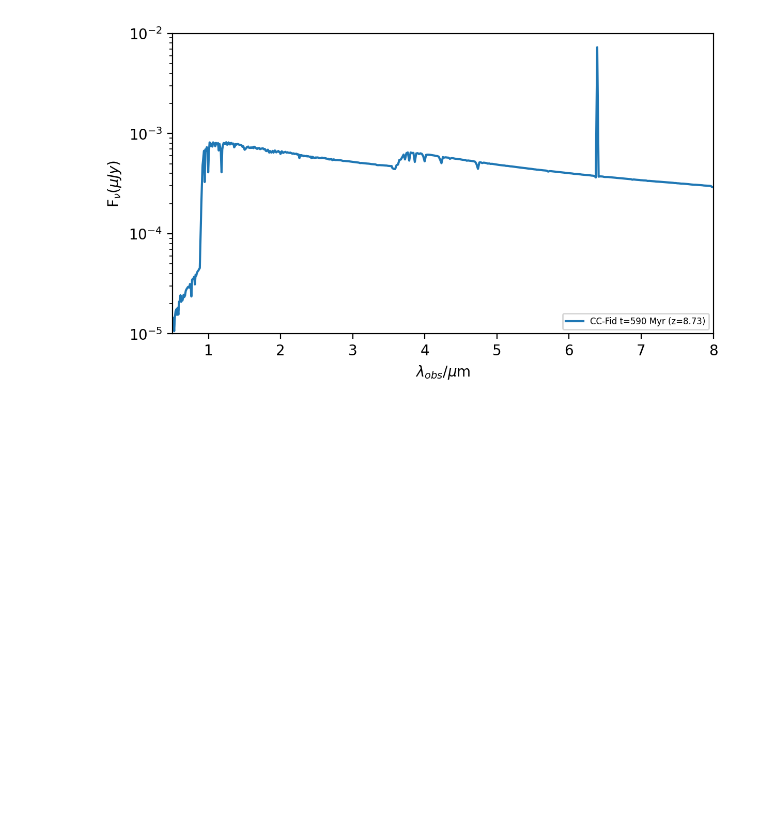
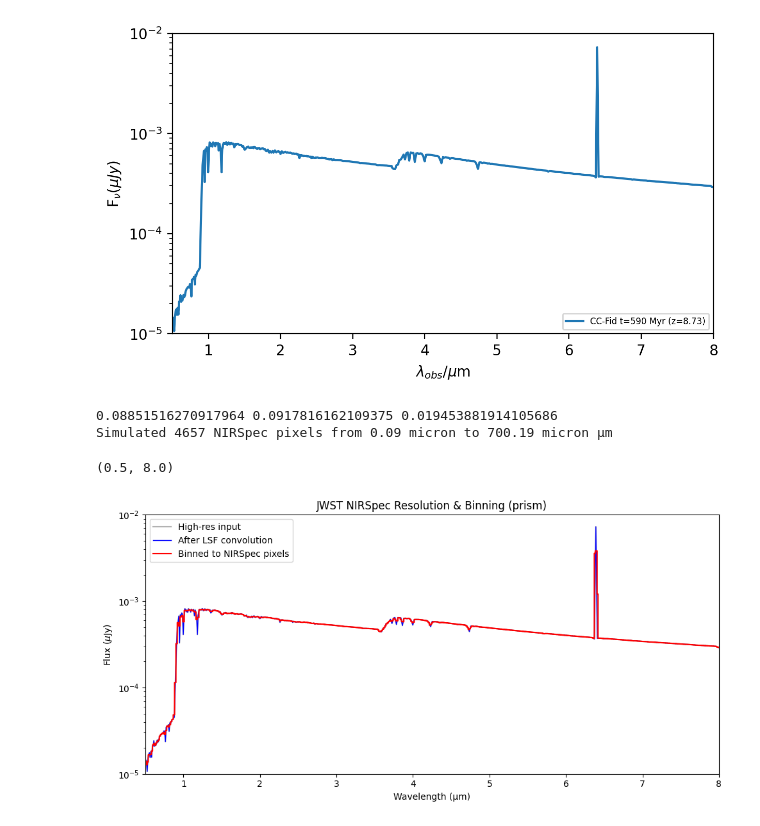
Before and after one commit to aetherumd/pyS99, a Jupyter notebook: nbs_etc/spring_final_plot.ipynb, the cells around one changed output. Saved outputs shown, nothing was run; the diff lists cells and outputs as text; code cells hidden in the pictures; blank space fills up the shorter version.

```diff
--- a/nbs_etc/spring_final_plot.ipynb
+++ b/nbs_etc/spring_final_plot.ipynb
@@ -134,3 +134,16 @@ Mag = -14.000000 -> Solar masses (10Myr): 2.381983e+05
 [figure]
 <matplotlib.legend.Legend at 0x...>
 [figure]
+# %%
+from Fitser_v2 import JWST_disperser
+prism = JWST_disperser("prism")
+
+prism.binner(flux_in = y_tot0+out0.value, wave_in = wav_obs0[a1:b1])
+plt.yscale("log")
+plt.ylim(10**-5, 10**-2)
+plt.xlim(0.5,8)
+# %% [output]
+0.08851516270917964 0.0917816162109375 0.019453881914105686
+Simulated 4657 NIRSpec pixels from 0.09 micron to 700.19 micron μm
+(0.5, 8.0)
+[figure, added]
```
Also changed, not shown: 19 other files.
